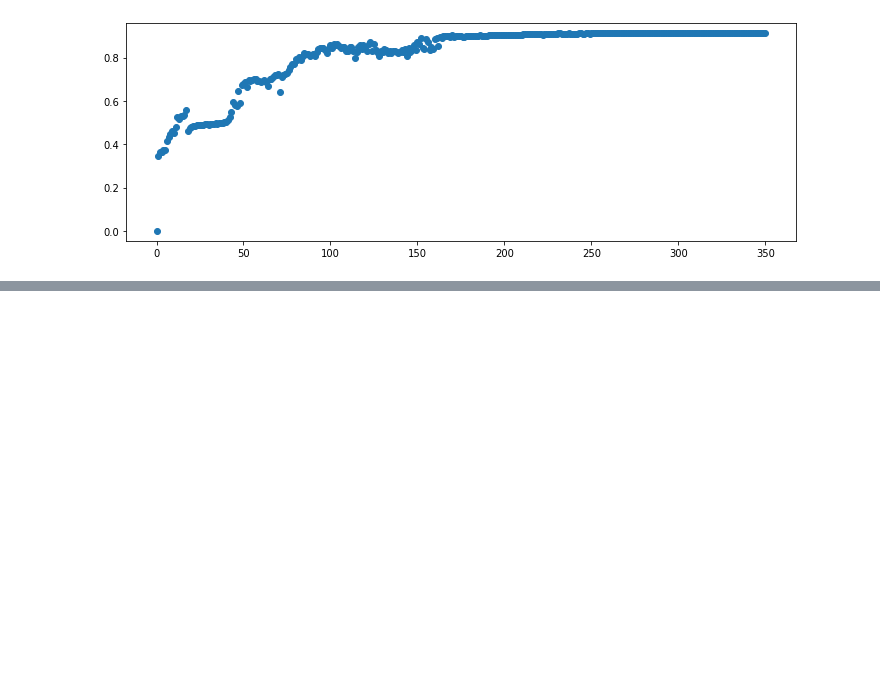
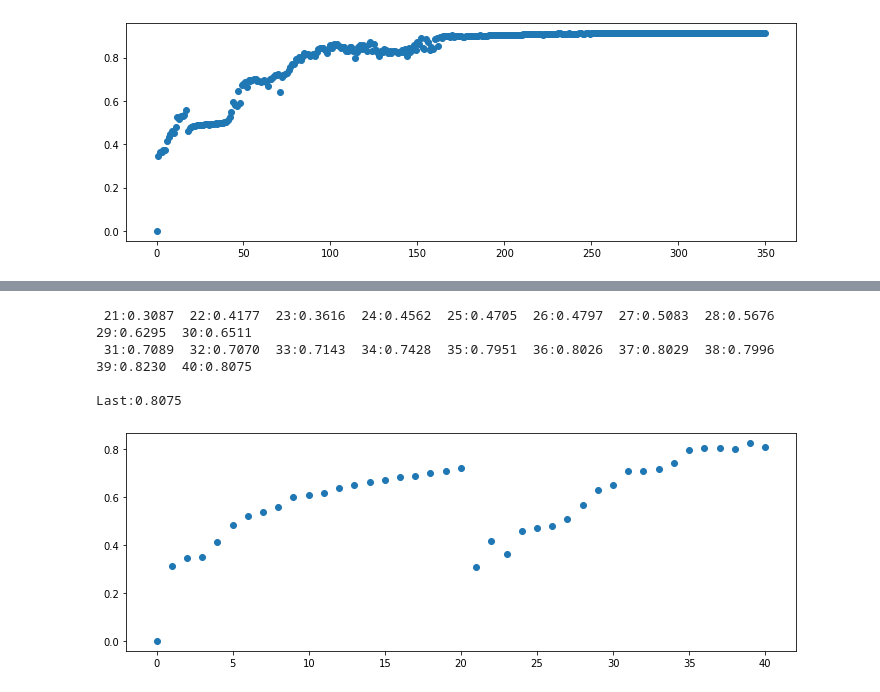
Before and after one commit to Aravinda89/fastai_bootcamp, a Jupyter notebook: BC2_1_MNIST_scratch.ipynb, the cells around one changed output, grey strips where cells are left out. Cells and saved outputs as stored; diff of their text form; code cells hidden in the pictures; blank space fills up the shorter version.

```diff
--- a/BC2_1_MNIST_scratch.ipynb
+++ b/BC2_1_MNIST_scratch.ipynb
@@ -870,0 +1002,9 @@ Last:0.9124
+# %%
+lr =0.5
+metric_results = run_n_epochs(model, lr, params, 20)
+# %% [output]
+ 21:0.3087  22:0.4177  23:0.3616  24:0.4562  25:0.4705  26:0.4797  27:0.5083  28:0.5676  29:0.6295  30:0.6511
+ 31:0.7089  32:0.7070  33:0.7143  34:0.7428  35:0.7951  36:0.8026  37:0.8029  38:0.7996  39:0.8230  40:0.8075
+
+Last:0.8075
+[figure, added]
```
Also changed, not shown: parts of 31 cells of this notebook.
